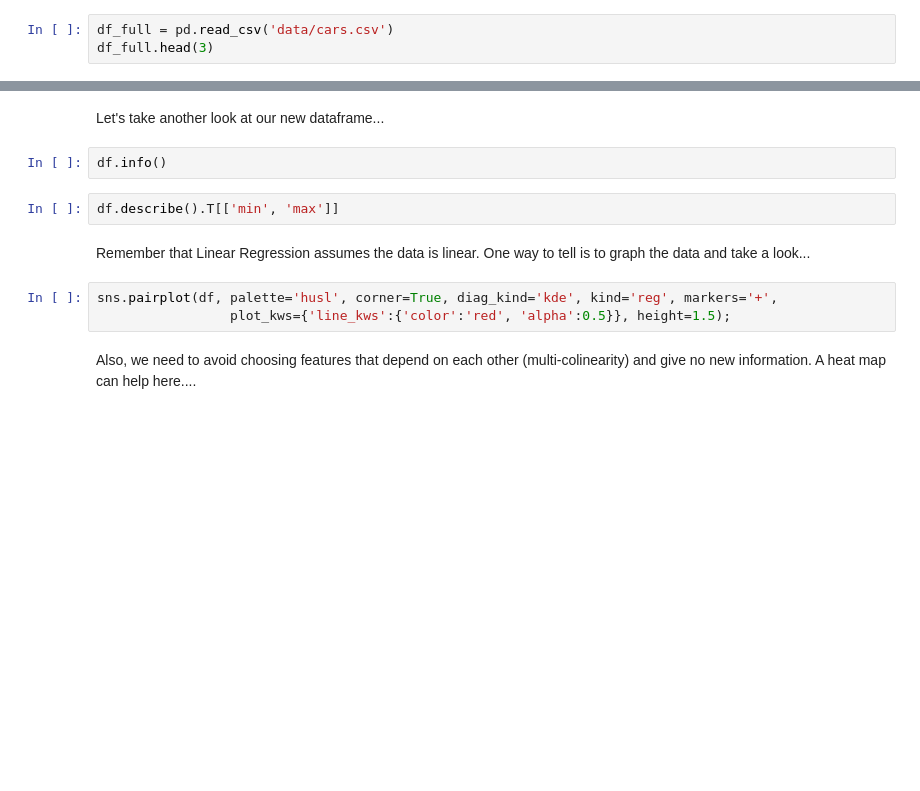
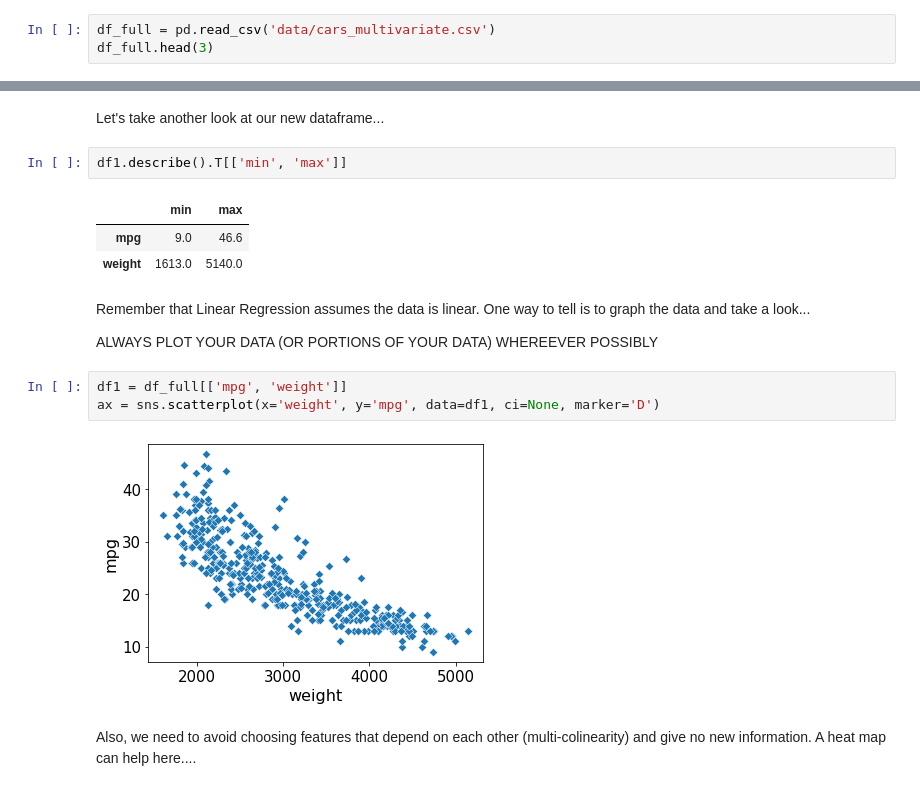
Before and after one commit to seanreed1111/dai-regression, a Jupyter notebook: lecture/py-linear-models-intro.ipynb, the cells around one changed output, grey strips where cells are left out. Drawn from its saved outputs; the diff is of its cells as text; blank space fills up the shorter version.

```diff
--- a/lecture/py-linear-models-intro.ipynb
+++ b/lecture/py-linear-models-intro.ipynb
@@ -218,5 +205,5 @@ from sklearn.linear_model import LinearRegression
 # %% [markdown]
 Now we read the data and take a look at a bit of it...
 # %%
-df_full = pd.read_csv('data/cars.csv')
+df_full = pd.read_csv('data/cars_multivariate.csv')
 df_full.head(3)
@@ -228,14 +230,20 @@ df.head(3)
 # %% [markdown]
 Let's take another look at our new dataframe...
-# %%
-df.info()
 # %%
-df.describe().T[['min', 'max']]
+df1.describe().T[['min', 'max']]
+# %% [output]
+|  | min | max |
+| mpg | 9.0 | 46.6 |
+| weight | 1613.0 | 5140.0 |
 # %% [markdown]
 Remember that Linear Regression assumes the data is linear. One way to tell is to graph the data and take a look...
+
+ALWAYS PLOT YOUR DATA (OR PORTIONS OF YOUR DATA) WHEREEVER POSSIBLY
-# %%
-sns.pairplot(df, palette='husl', corner=True, diag_kind='kde', kind='reg', markers='+',
-                 plot_kws={'line_kws':{'color':'red', 'alpha':0.5}}, height=1.5);
+# %%
+df1 = df_full[['mpg', 'weight']]
+ax = sns.scatterplot(x='weight', y='mpg', data=df1, ci=None, marker='D')
+# %% [output]
+[figure, added]
 # %% [markdown]
 Also, we need to avoid choosing features that depend on each other (multi-colinearity) and give no new information. A heat map can help here....
 # %%
```
Also changed, not shown: parts of 20 cells of this notebook.
